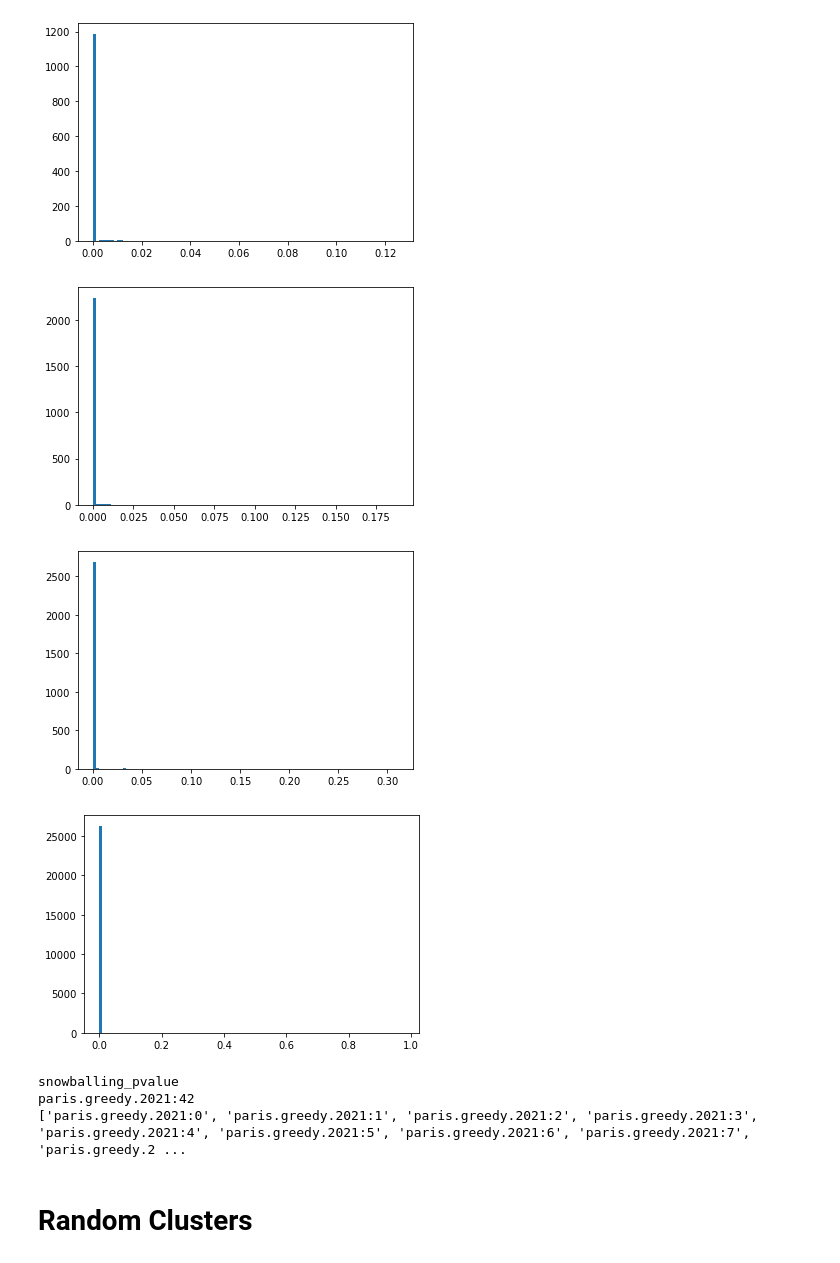
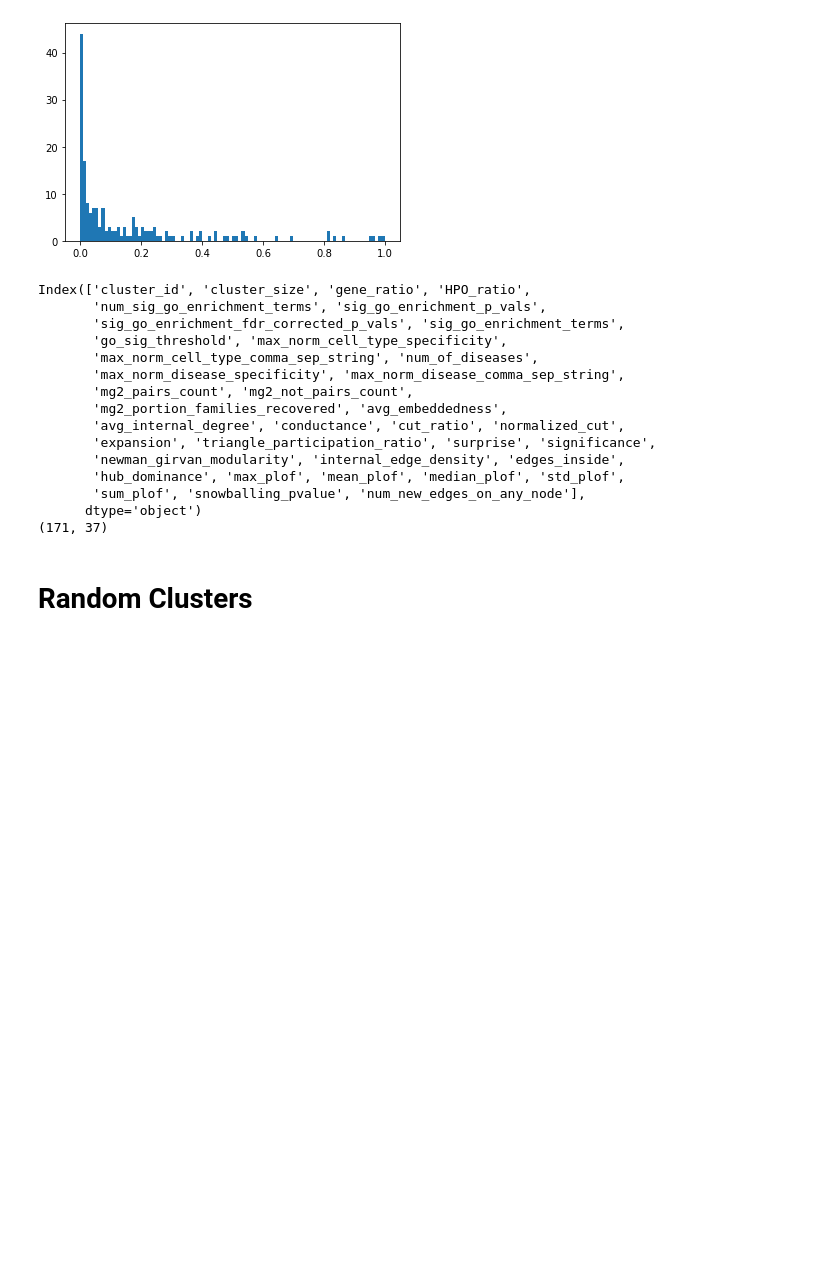
Before and after one commit to MSBradshaw/BOCC, a Jupyter notebook: Experiments/alternate_null_models.ipynb, the cells around one changed output. Drawn from its saved outputs; the diff is of its cells as text; code cells hidden in the pictures; blank space fills up the shorter version.

```diff
--- a/Experiments/alternate_null_models.ipynb
+++ b/Experiments/alternate_null_models.ipynb
@@ -35,10 +35,8 @@ def remove_trivial_coms(coms):
             keepers.append(c)
     return keepers
 
-g_subcoms = load_clusters('../SubComs/2021/paris.greedy.2021.coms.txt')
-w_subcoms = load_clusters('../SubComs/2021/paris.walktrap.2021.coms.txt')
-i_subcoms = load_clusters('../SubComs/2021/paris.infomap.2021.coms.txt')
-c_subcoms = load_clusters('../SubComs/2021/paris.cesna.2021.coms.txt')
+g_subcoms = load_clusters('../SubComs/2019/paris.greedy.2019.coms.txt')
+g_subcoms = remove_trivial_coms(g_subcoms)
 # %%
 def get_possible_pairs_from_com(coms,G):
     # this function returns a list of all possible pairings of genes and phenotypes in all clusters - regardless of if they exist or not
@@ -184,43 +162,31 @@ Cesna (26525, 2)
 # %%
-# save the results
-greedy19df.to_csv('../RandomShufflePValues/paris.greedy.2019.shuffled_pvalues.txt',sep='\t',index=False)
-walktrap19df.to_csv('../RandomShufflePValues/paris.walktrap.2019.shuffled_pvalues.txt',sep='\t',index=False)
-infomap19df.to_csv('../RandomShufflePValues/paris.infomap.2019.shuffled_pvalues.txt',sep='\t',index=False)
-cesna19df.to_csv('../RandomShufflePValues/paris.cesna.2019.shuffled_pvalues.txt',sep='\t',index=False)
-
 # plot histograms of the p-values
 plt.hist(greedy19df['shuffled_pvalue'],bins=100)
 plt.show()
-plt.hist(walktrap19df['shuffled_pvalue'],bins=100)
-plt.show()
-plt.hist(infomap19df['shuffled_pvalue'],bins=100)
-plt.show()
-plt.hist(cesna19df['shuffled_pvalue'],bins=100)
-plt.show()
 # %% [output]
-[figure, old version]
+[figure, new version]
-[figure, removed]
-[figure, removed]
-[figure, removed]
 # %%
-cluster_scores = {}
-first= True
-for line in open('../AnyNewEdgeCountSnowballedCleanedSplit100BOCCResultsCombinedFixed/2021/paris.greedy.2021.bocc_res.tsv','r'):
-    row = line.strip().split('\t')
-    if first:
-        first = False
-        print(row[35])
-        continue
-#     print(line)
-    cluster_scores['paris.greedy.2021:{}'.format(row[0])] = float(row[35])
-print(list(cluster_scores.keys())[0])
+# read in '../AnyNewEdgeCountSnowballedCleanedSplit100BOCCResultsCombinedFixed/2021/paris.greedy.2021.bocc_res.tsv'
+g19snowballing = pd.read_csv('../AnyNewEdgeCountSnowballedCleanedSplit100BOCCResultsCombinedFixed/2019/paris.greedy.2019.bocc_res.tsv',sep='\t')
 
-sub_com_names = ['paris.greedy.2021:{}'.format(x.name) for x in g_subcoms]
-print(sub_com_names)
+print(g19snowballing.columns)
+print(g19snowballing.shape)
 # %% [output]
-snowballing_pvalue
-paris.greedy.2021:42
-['paris.greedy.2021:0', 'paris.greedy.2021:1', 'paris.greedy.2021:2', 'paris.greedy.2021:3', 'paris.greedy.2021:4', 'paris.greedy.2021:5', 'paris.greedy.2021:6', 'paris.greedy.2021:7', 'paris.greedy.2 ...
+Index(['cluster_id', 'cluster_size', 'gene_ratio', 'HPO_ratio',
+       'num_sig_go_enrichment_terms', 'sig_go_enrichment_p_vals',
+       'sig_go_enrichment_fdr_corrected_p_vals', 'sig_go_enrichment_terms',
+       'go_sig_threshold', 'max_norm_cell_type_specificity',
+       'max_norm_cell_type_comma_sep_string', 'num_of_diseases',
+       'max_norm_disease_specificity', 'max_norm_disease_comma_sep_string',
+       'mg2_pairs_count', 'mg2_not_pairs_count',
+       'mg2_portion_families_recovered', 'avg_embeddedness',
+       'avg_internal_degree', 'conductance', 'cut_ratio', 'normalized_cut',
+       'expansion', 'triangle_participation_ratio', 'surprise', 'significance',
+       'newman_girvan_modularity', 'internal_edge_density', 'edges_inside',
+       'hub_dominance', 'max_plof', 'mean_plof', 'median_plof', 'std_plof',
+       'sum_plof', 'snowballing_pvalue', 'num_new_edges_on_any_node'],
+      dtype='object')
+(171, 37)
 # %% [markdown]
 # Random Clusters
 # %%
```
Also changed, not shown: parts of 6 cells of this notebook.
